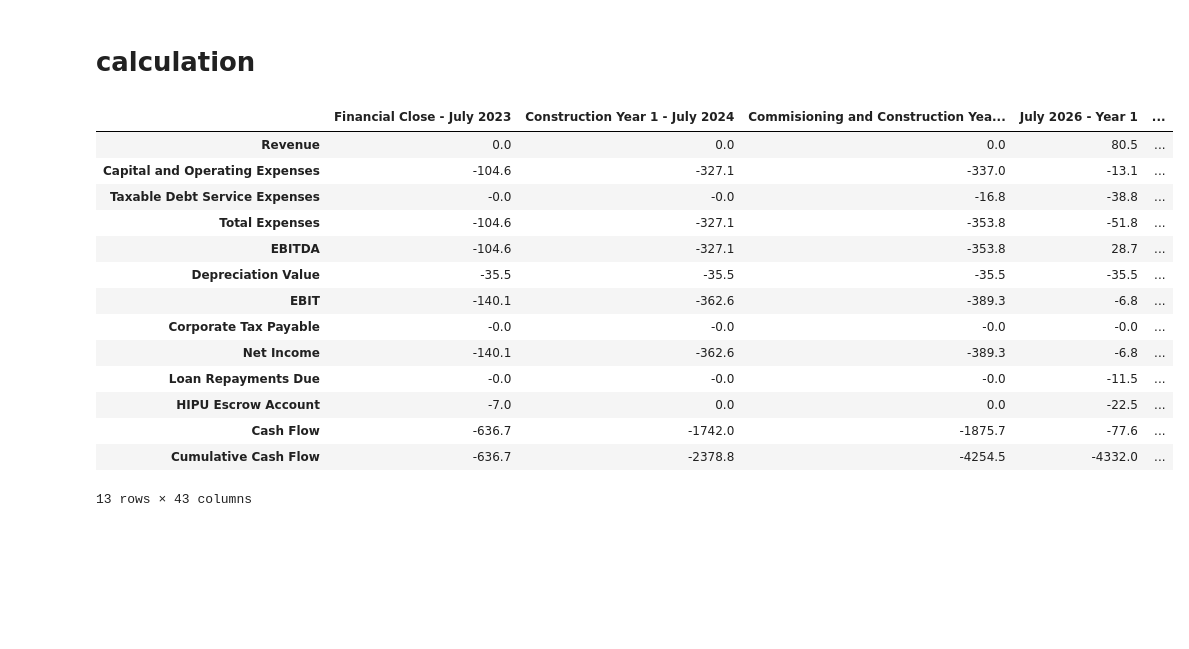
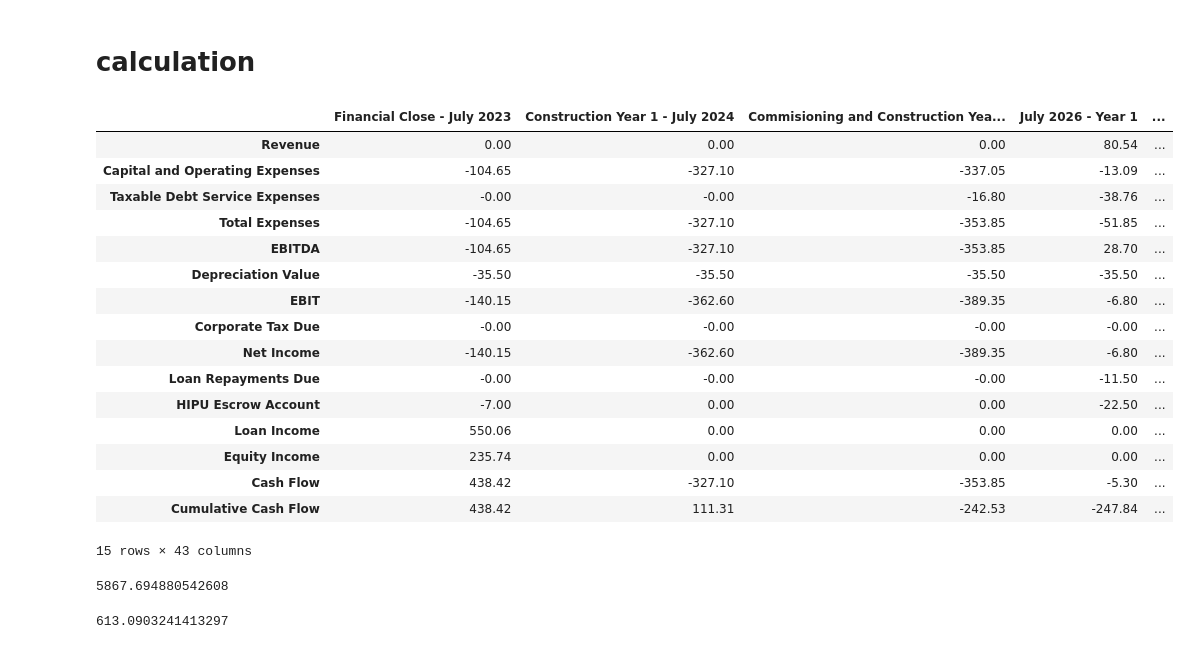
Before and after one commit to juliet29/projectFinance, a Jupyter notebook: analysis/eval.ipynb, the cells around one changed output. Drawn from its saved outputs; the diff is of its cells as text; code cells hidden in the pictures; blank space fills up the shorter version.

```diff
--- a/analysis/eval.ipynb
+++ b/analysis/eval.ipynb
@@ -52,11 +53,17 @@ dep_df
 # %% [output]
 |  | Financial Close - July 2023 | Construction Year 1 - July 2024 | Commisioning and Construction Yea... | July 2026 - Year 1 | ... |
 | Depreciation | 35500000.0 | 35500000.0 | 35500000.0 | 35500000.0 | ... |
+# %%
+# investments
+loan_perc = 0.7
+total_invest  = loan_amount*1/loan_perc
+# assume
+equity_amount = total_invest*(1 - loan_perc)
 # %% [markdown]
 # calculation
 # %%
 def format_df(df):
-    return (df/1e6).round(decimals=1)
+    return (df/1e6).round(decimals=2)
 # %%
 df0 = pd.DataFrame( columns=year_col_names)
 
@@ -71,47 +78,64 @@ df0.loc["Taxable Debt Service Expenses"] = debt_service_df.loc["Interest Payment
 
 df0.loc["Total Expenses"] = df0.loc["Capital and Operating Expenses"] + df0.loc["Taxable Debt Service Expenses"]
 
 # ebitda
 df0.loc["EBITDA"] = df0.loc["Revenue"] + df0.loc["Total Expenses"]
 
 
 # tax depreciation
 df0.loc["Depreciation Value"] = dep_df.loc["Depreciation"]*-1
 df0 = df0.fillna(0)
 
 
 # taxable income/loss, also earnings after depreciation
 df0.loc["EBIT"] = df0.loc["EBITDA"] + df0.loc["Depreciation Value"]
 
 # tax credit to recieve/ tax to pay
-df0.loc["Corporate Tax Payable"] = df0.loc["EBIT"] .apply(lambda x: max(x* corp_tax_rate,0))*-1
+df0.loc["Corporate Tax Due"] = df0.loc["EBIT"] .apply(lambda x: max(x* corp_tax_rate,0))*-1
 
 
-df0.loc["Net Income"] = df0.loc["EBIT"] + df0.loc["Corporate Tax Payable"]
+df0.loc["Net Income"] = df0.loc["EBIT"] + df0.loc["Corporate Tax Due"]
 
 df0.loc["Loan Repayments Due"] = debt_service_df.loc["Prinicpal Payment"]*-1
 
 df0.loc["HIPU Escrow Account"] = [i*-1 for i in hipu_escrow_full]
 
-df0.loc["Cash Flow"] = df0.sum(axis=0)
+df0.loc["Loan Income"] = [loan_amount] + [0]*len(df0.columns[1:])
+
+df0.loc["Equity Income"] = [equity_amount] + [0]*len(df0.columns[1:])
+
+df0.loc["Cash Flow"] = df0.loc["Net Income"] - df0.loc["Depreciation Value"] + df0.loc["HIPU Escrow Account"] + df0.loc["Loan Repayments Due"] + df0.loc["Loan Income"] #+ df0.loc["Equity Income"]
 
 df0.loc["Cumulative Cash Flow"] = df0.loc["Cash Flow"].cumsum()
 
 
+
+
 format_df(df0)
 # %% [output]
 |  | Financial Close - July 2023 | Construction Year 1 - July 2024 | Commisioning and Construction Yea... | July 2026 - Year 1 | ... |
-| Revenue | 0.0 | 0.0 | 0.0 | 80.5 | ... |
-| Capital and Operating Expenses | -104.6 | -327.1 | -337.0 | -13.1 | ... |
-| Taxable Debt Service Expenses | -0.0 | -0.0 | -16.8 | -38.8 | ... |
-| Total Expenses | -104.6 | -327.1 | -353.8 | -51.8 | ... |
-| EBITDA | -104.6 | -327.1 | -353.8 | 28.7 | ... |
-| Depreciation Value | -35.5 | -35.5 | -35.5 | -35.5 | ... |
-| EBIT | -140.1 | -362.6 | -389.3 | -6.8 | ... |
-| Corporate Tax Payable | -0.0 | -0.0 | -0.0 | -0.0 | ... |
-| Net Income | -140.1 | -362.6 | -389.3 | -6.8 | ... |
-| Loan Repayments Due | -0.0 | -0.0 | -0.0 | -11.5 | ... |
-| HIPU Escrow Account | -7.0 | 0.0 | 0.0 | -22.5 | ... |
-| Cash Flow | -636.7 | -1742.0 | -1875.7 | -77.6 | ... |
-| Cumulative Cash Flow | -636.7 | -2378.8 | -4254.5 | -4332.0 | ... |
+| Revenue | 0.00 | 0.00 | 0.00 | 80.54 | ... |
+| Capital and Operating Expenses | -104.65 | -327.10 | -337.05 | -13.09 | ... |
+| Taxable Debt Service Expenses | -0.00 | -0.00 | -16.80 | -38.76 | ... |
+| Total Expenses | -104.65 | -327.10 | -353.85 | -51.85 | ... |
+| EBITDA | -104.65 | -327.10 | -353.85 | 28.70 | ... |
+| Depreciation Value | -35.50 | -35.50 | -35.50 | -35.50 | ... |
+| EBIT | -140.15 | -362.60 | -389.35 | -6.80 | ... |
+| Corporate Tax Due | -0.00 | -0.00 | -0.00 | -0.00 | ... |
+| Net Income | -140.15 | -362.60 | -389.35 | -6.80 | ... |
+| Loan Repayments Due | -0.00 | -0.00 | -0.00 | -11.50 | ... |
+| HIPU Escrow Account | -7.00 | 0.00 | 0.00 | -22.50 | ... |
+| Loan Income | 550.06 | 0.00 | 0.00 | 0.00 | ... |
+| Equity Income | 235.74 | 0.00 | 0.00 | 0.00 | ... |
+| Cash Flow | 438.42 | -327.10 | -353.85 | -5.30 | ... |
+| Cumulative Cash Flow | 438.42 | 111.31 | -242.53 | -247.84 | ... |
-13 rows × 43 columns
+15 rows × 43 columns
+# %%
+df0.loc["Cash Flow"].sum()/1e6
+# %% [output]
+5867.694880542608
+# %%
+npv = npf.npv(rate=0.08, values=df0.loc["Cash Flow"])/1e6
+npv
+# %% [output]
+613.0903241413297
```
Also changed, not shown: parts of 2 cells of this notebook, 1 other file.
